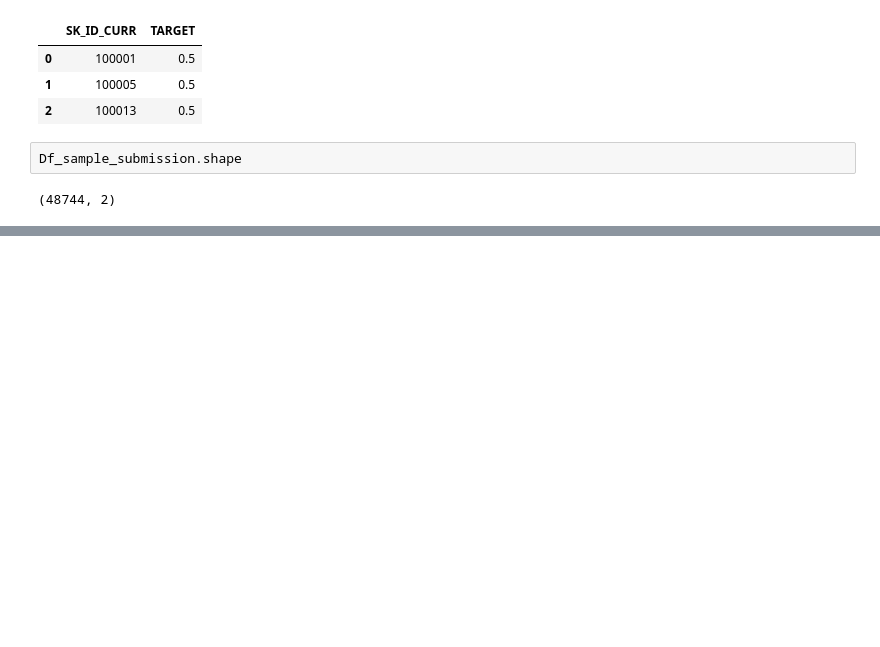
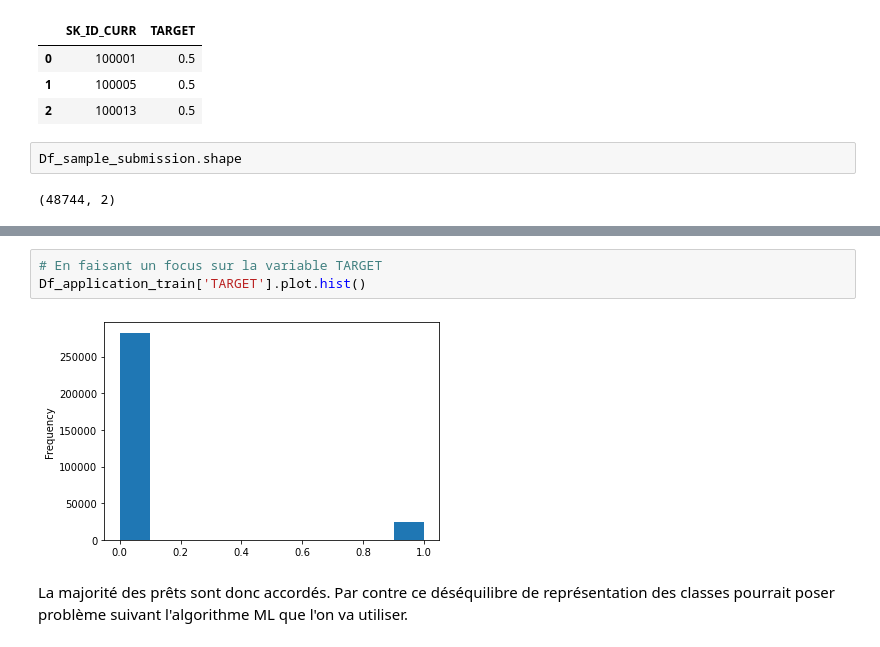
Before and after one commit to Xavier-F/Credit-scoring-model, a Jupyter notebook: Exploration.ipynb, the cells around one changed output, grey strips where cells are left out. Drawn from its saved outputs; the diff is of its cells as text; blank space fills up the shorter version.

```diff
--- a/Exploration.ipynb
+++ b/Exploration.ipynb
@@ -147,0 +229,8 @@ Df_sample_submission.shape
+# %%
+# En faisant un focus sur la variable TARGET
+Df_application_train['TARGET'].plot.hist()
+# %% [output]
+[figure, added]
+# %% [markdown]
+La majorité des prêts sont donc accordés.
+Par contre ce déséquilibre de représentation des classes pourrait poser problème suivant l'algorithme ML que l'on va utiliser.
```
Also changed, not shown: parts of 15 cells of this notebook.
